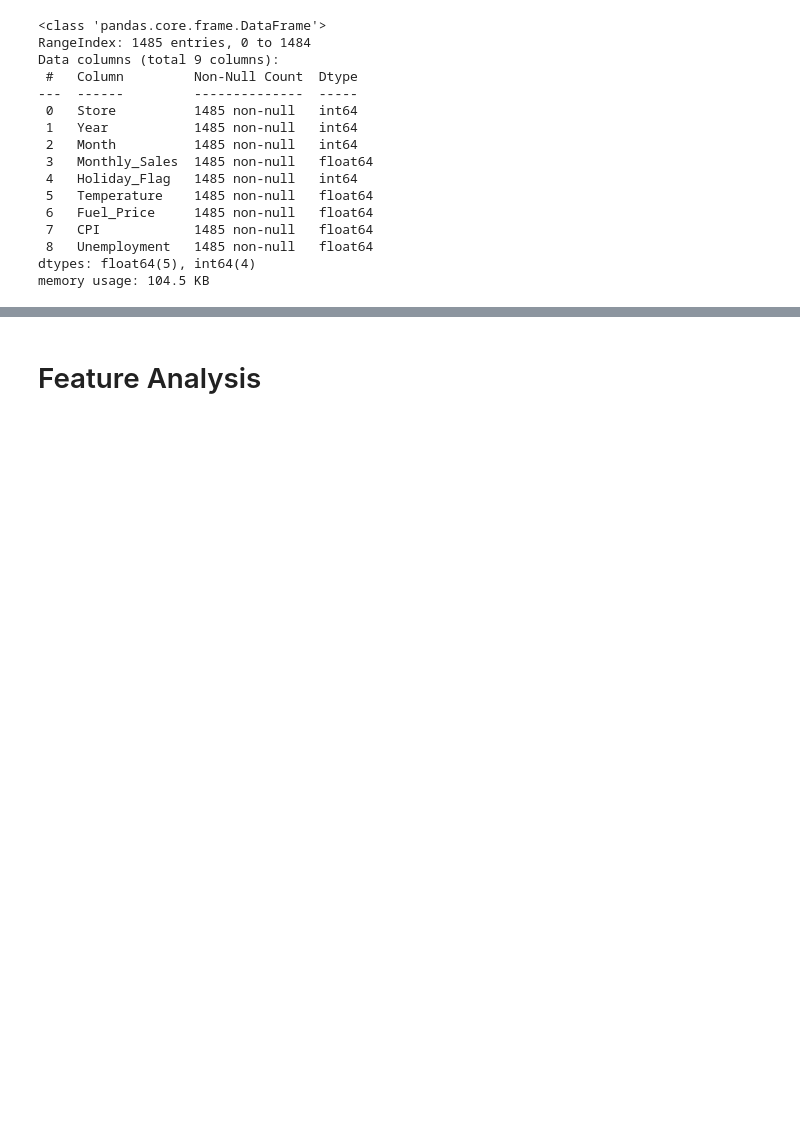
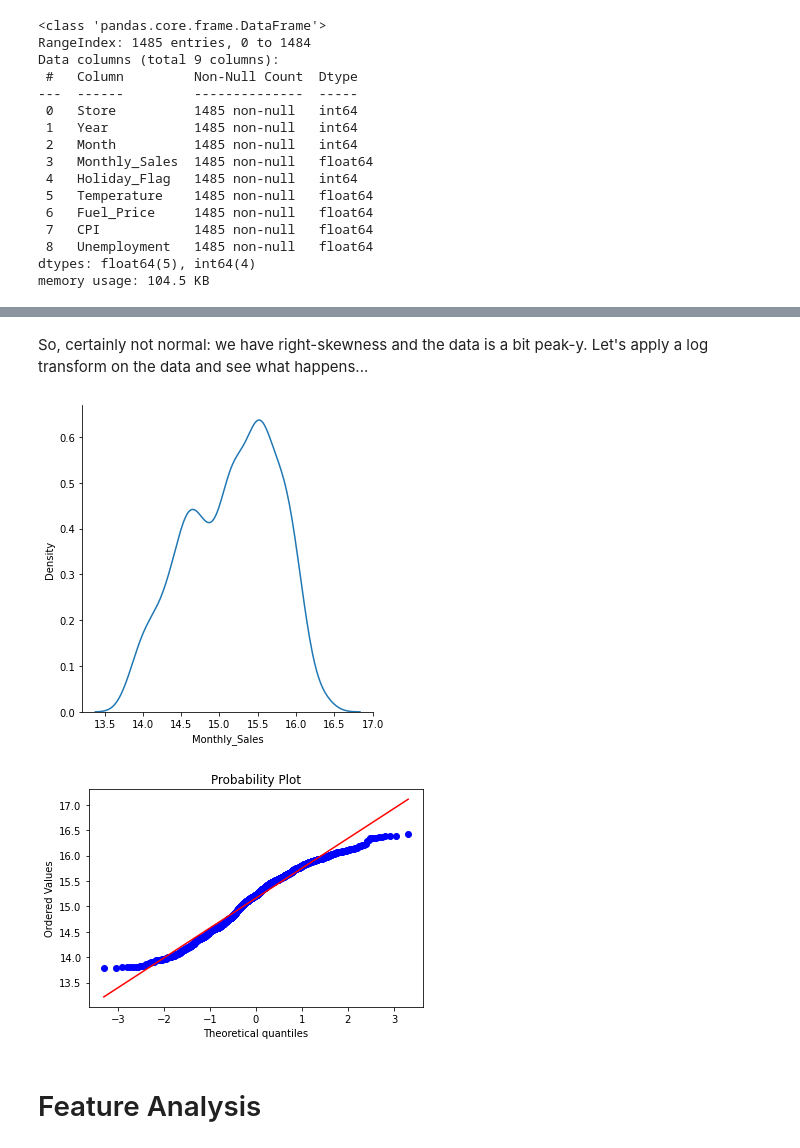
Before and after one commit to bhagich/BDA, a Jupyter notebook: assignment4-walmart-bc.ipynb, the cells around one changed output, grey strips where cells are left out. Saved outputs shown, nothing was run; the diff lists cells and outputs as text; code cells hidden in the pictures; blank space fills up the shorter version.

```diff
--- a/assignment4-walmart-bc.ipynb
+++ b/assignment4-walmart-bc.ipynb
@@ -251,0 +263,9 @@ memory usage: 104.5 KB
+# %% [markdown]
+So, certainly not normal: we have right-skewness and the data is a bit peak-y. Let's apply a log transform on the data and see what happens...
+# %%
+sns.displot(np.log(new_data['Monthly_Sales']), kind='kde');
+fig = plt.figure()
+res = stats.probplot(np.log(new_data['Monthly_Sales']), plot=plt)
+# %% [output]
+[figure, added]
+[figure, added]
```
Also changed, not shown: parts of 18 cells of this notebook.
